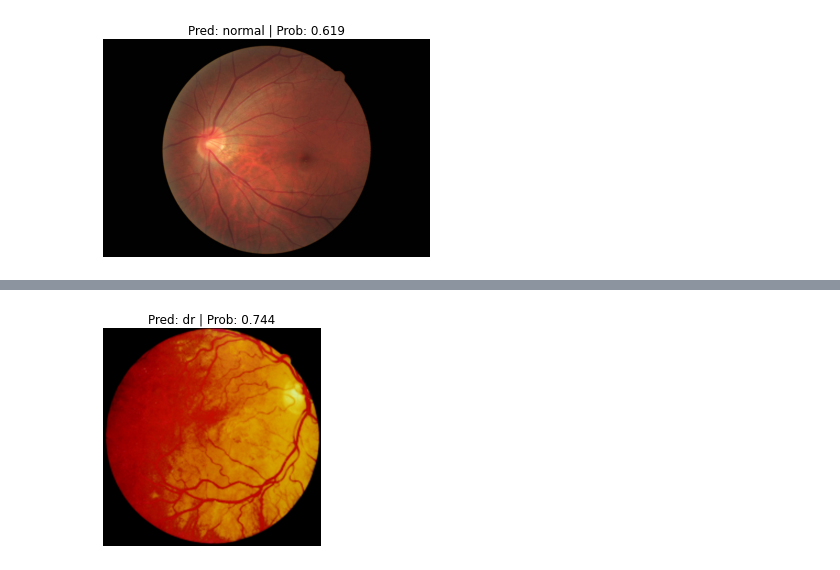
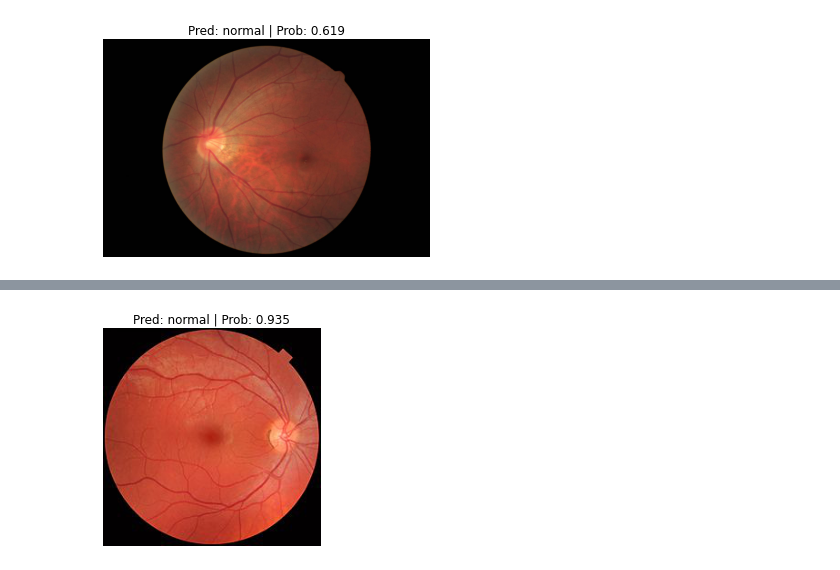
Before and after one commit to jfink09/optical-funduscopic-convolutional-neural-network, a Jupyter notebook: FundusTL.ipynb, the cells around one changed output, grey strips where cells are left out. Drawn from its saved outputs; the diff is of its cells as text; code cells hidden in the pictures.

```diff
--- a/FundusTL.ipynb
+++ b/FundusTL.ipynb
@@ -361,13 +361,14 @@ for image_path in test_image_path_sample:
 import requests
 
 # Setup custom image path
-custom_image_path = data_path / "dr100.jpeg"
+custom_image_path = data_path / "normal61.jpeg"
 
 # Download the image if it doesn't already exist
 if not custom_image_path.is_file():
     with open(custom_image_path, "wb") as f:
         # When downloading from GitHub, need to use the "raw" file link
-        request = requests.get("https://github.com/jfink09/optical-funduscopic-convolutional-neural-network/raw/main/images/dr100.jpg")
+        #request = requests.get("https://github.com/jfink09/optical-funduscopic-convolutional-neural-network/raw/main/images/dr100.jpg")
+        request = requests.get("https://github.com/jfink09/optical-funduscopic-convolutional-neural-network/raw/main/images/normal61.jpg")
         print(f"Downloading {custom_image_path}...")
         f.write(request.content)
 else:
@@ -382 +383 @@ Downloading data/dr100.jpeg...
-[figure, old version]
+[figure, new version]
```
Also changed, not shown: parts of 1 cell of this notebook.
